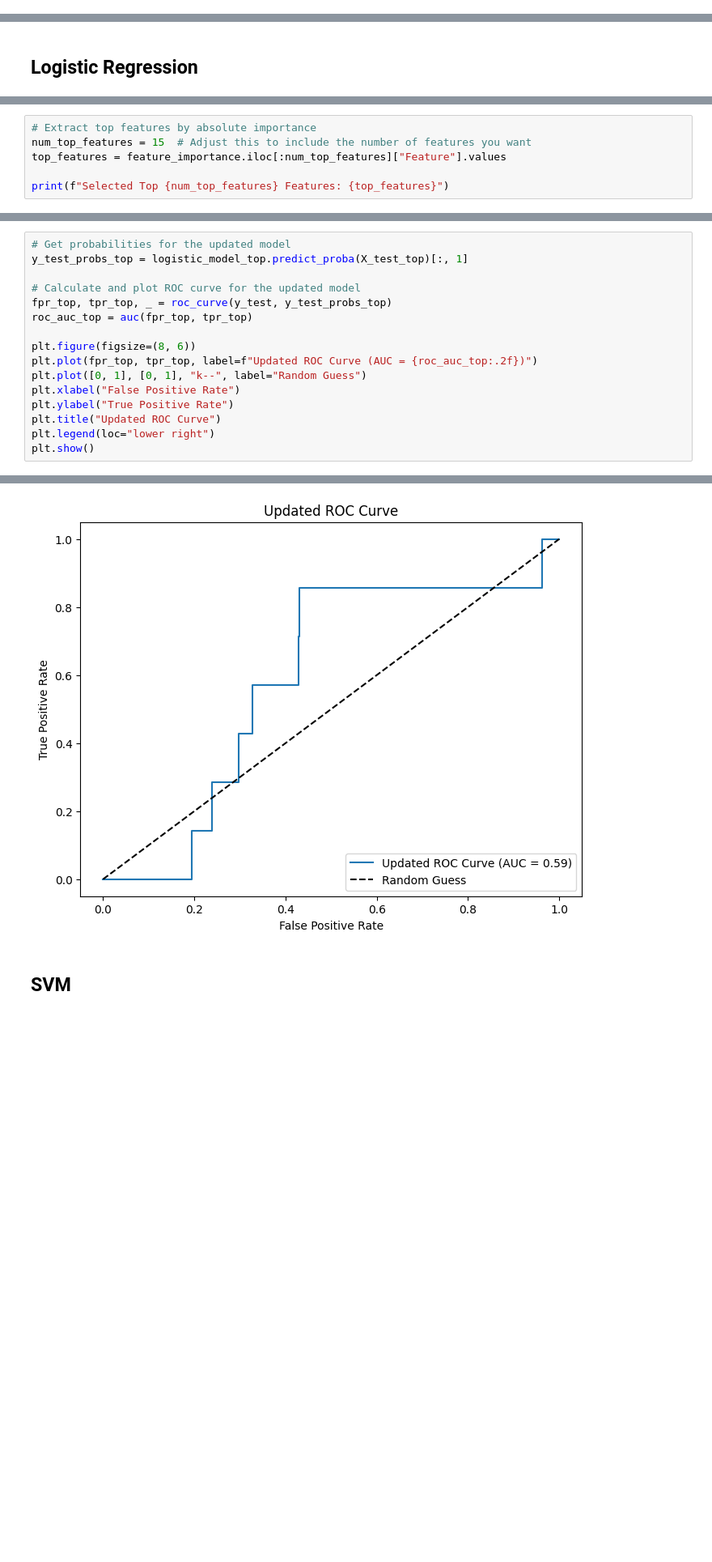
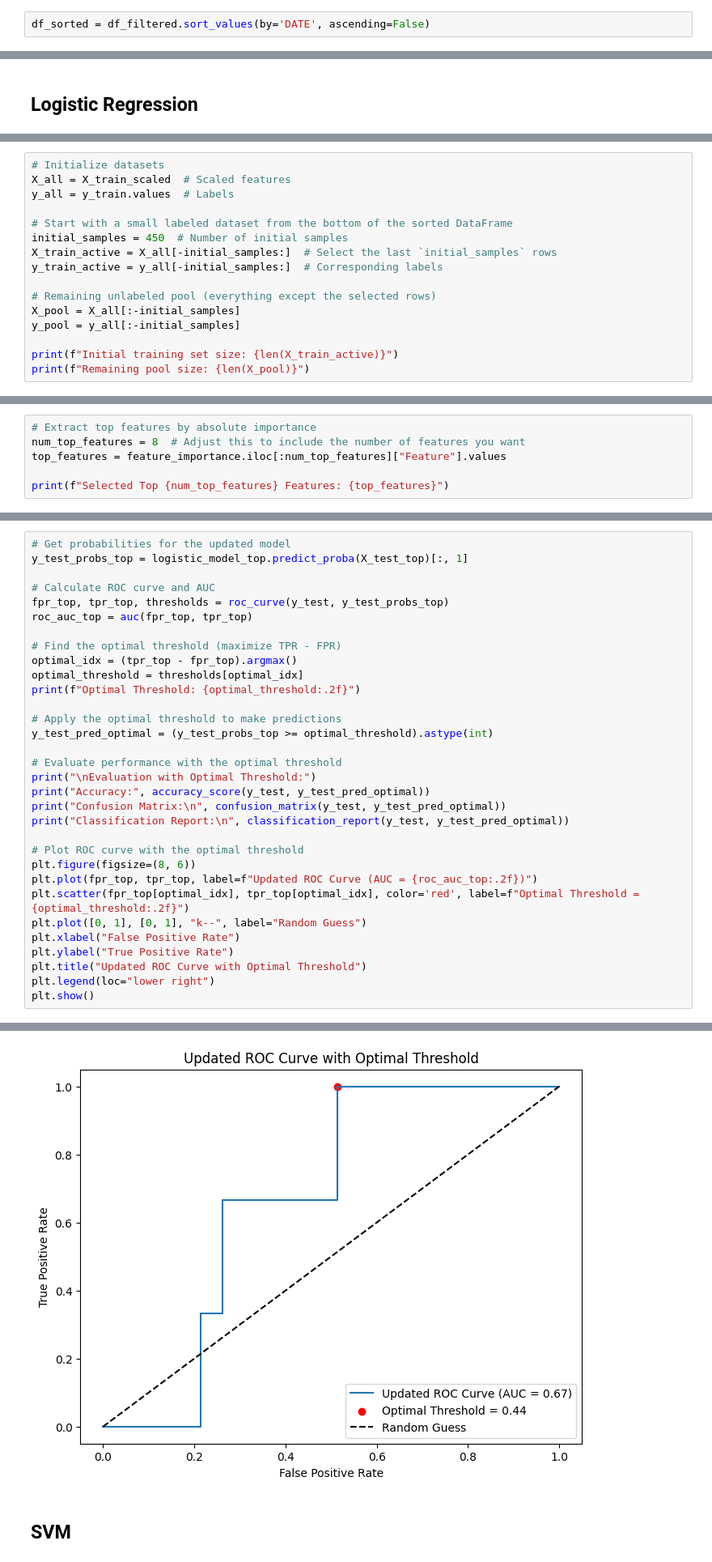
Before and after one commit to Tommy-Las/WatfordFC, a Jupyter notebook: ML_Model.ipynb, the cells around one changed output, grey strips where cells are left out. Shown at 81% size. Drawn from its saved outputs; the diff is of its cells as text; blank space fills up the shorter version.

```diff
--- a/ML_Model.ipynb
+++ b/ML_Model.ipynb
@@ -194,2 +145,4 @@ y = df_sorted['Injury']
+# %%
+df_sorted = df_filtered.sort_values(by='DATE', ascending=False)
 # %% [markdown]
 ## Split data
@@ -225,0 +209,16 @@ Name: count, dtype: int64
+# %%
+# Initialize datasets
+X_all = X_train_scaled  # Scaled features
+y_all = y_train.values  # Labels
+
+# Start with a small labeled dataset from the bottom of the sorted DataFrame
+initial_samples = 450  # Number of initial samples
+X_train_active = X_all[-initial_samples:]  # Select the last `initial_samples` rows
+y_train_active = y_all[-initial_samples:]  # Corresponding labels
+
+# Remaining unlabeled pool (everything except the selected rows)
+X_pool = X_all[:-initial_samples]
+y_pool = y_all[:-initial_samples]
+
+print(f"Initial training set size: {len(X_train_active)}")
+print(f"Remaining pool size: {len(X_pool)}")
@@ -398,6 +489,6 @@ print(feature_importance)
 # %%
 # Extract top features by absolute importance
-num_top_features = 15  # Adjust this to include the number of features you want
+num_top_features = 8  # Adjust this to include the number of features you want
 top_features = feature_importance.iloc[:num_top_features]["Feature"].values
 
 print(f"Selected Top {num_top_features} Features: {top_features}")
@@ -440,16 +530,32 @@ weighted avg       0.99      0.65      0.78      1410
 # Get probabilities for the updated model
 y_test_probs_top = logistic_model_top.predict_proba(X_test_top)[:, 1]
 
-# Calculate and plot ROC curve for the updated model
-fpr_top, tpr_top, _ = roc_curve(y_test, y_test_probs_top)
+# Calculate ROC curve and AUC
+fpr_top, tpr_top, thresholds = roc_curve(y_test, y_test_probs_top)
 roc_auc_top = auc(fpr_top, tpr_top)
 
+# Find the optimal threshold (maximize TPR - FPR)
+optimal_idx = (tpr_top - fpr_top).argmax()
+optimal_threshold = thresholds[optimal_idx]
+print(f"Optimal Threshold: {optimal_threshold:.2f}")
+
+# Apply the optimal threshold to make predictions
+y_test_pred_optimal = (y_test_probs_top >= optimal_threshold).astype(int)
+
+# Evaluate performance with the optimal threshold
+print("\nEvaluation with Optimal Threshold:")
+print("Accuracy:", accuracy_score(y_test, y_test_pred_optimal))
+print("Confusion Matrix:\n", confusion_matrix(y_test, y_test_pred_optimal))
+print("Classification Report:\n", classification_report(y_test, y_test_pred_optimal))
+
+# Plot ROC curve with the optimal threshold
 plt.figure(figsize=(8, 6))
 plt.plot(fpr_top, tpr_top, label=f"Updated ROC Curve (AUC = {roc_auc_top:.2f})")
+plt.scatter(fpr_top[optimal_idx], tpr_top[optimal_idx], color='red', label=f"Optimal Threshold = {optimal_threshold:.2f}")
 plt.plot([0, 1], [0, 1], "k--", label="Random Guess")
 plt.xlabel("False Positive Rate")
 plt.ylabel("True Positive Rate")
-plt.title("Updated ROC Curve")
+plt.title("Updated ROC Curve with Optimal Threshold")
 plt.legend(loc="lower right")
 plt.show()
 # %% [output]
@@ -456,4 +578,4 @@ plt.show()
-[figure, old version]
+[figure, new version]
 # %% [markdown]
 ## SVM
 # %%
```
Also changed, not shown: parts of 39 cells of this notebook, 3 other files.
